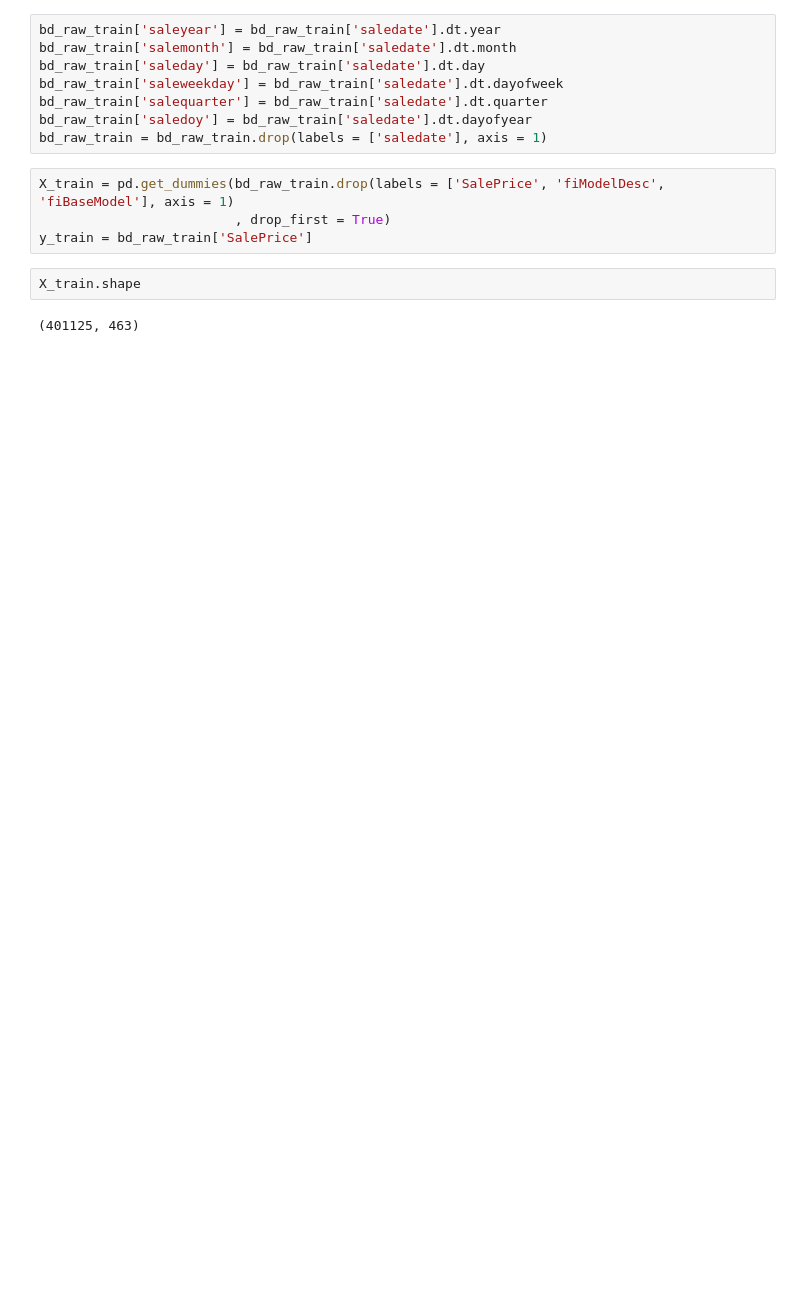
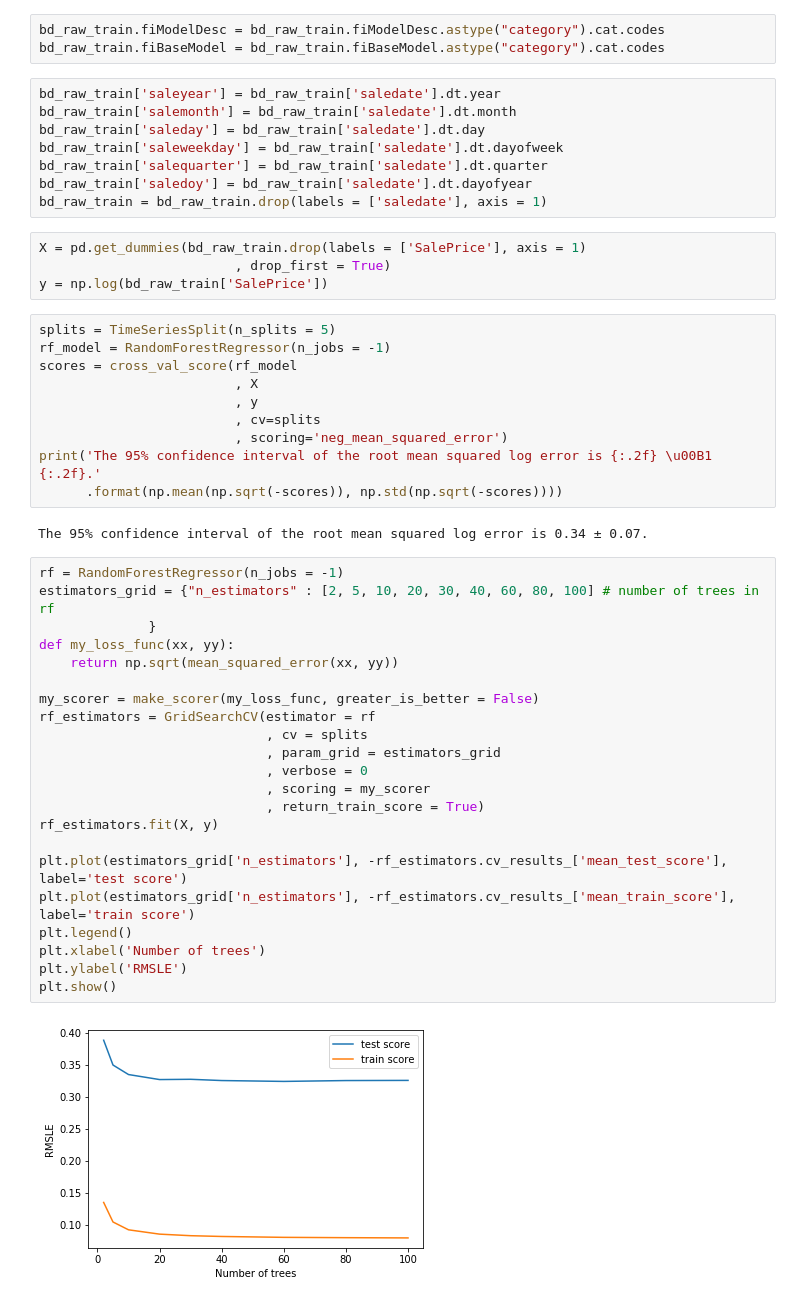
Before and after one commit to amjadfarman/bulldozers, a Jupyter notebook: bulldozers.ipynb, the cells around one changed output. Cells and saved outputs as stored; diff of their text form; blank space fills up the shorter version.

```diff
--- a/bulldozers.ipynb
+++ b/bulldozers.ipynb
@@ -119,6 +125,9 @@ bd_raw_train['Coupler'] = bd_raw_train['Coupler'].fillna('None or Unspecified')
 bd_raw_train['fiSecondaryDesc'] = bd_raw_train['fiSecondaryDesc'].fillna('na')
 bd_raw_train['Hydraulics'] = bd_raw_train['Hydraulics'].fillna('None or Unspecified')
 bd_raw_train['Enclosure'] = bd_raw_train['Enclosure'].fillna('None or Unspecified')
+# %%
+bd_raw_train.fiModelDesc = bd_raw_train.fiModelDesc.astype("category").cat.codes
+bd_raw_train.fiBaseModel = bd_raw_train.fiBaseModel.astype("category").cat.codes
 # %%
 bd_raw_train['saleyear'] = bd_raw_train['saledate'].dt.year
 bd_raw_train['salemonth'] = bd_raw_train['saledate'].dt.month
@@ -128,10 +137,42 @@ bd_raw_train['salequarter'] = bd_raw_train['saledate'].dt.quarter
 bd_raw_train['saledoy'] = bd_raw_train['saledate'].dt.dayofyear
 bd_raw_train = bd_raw_train.drop(labels = ['saledate'], axis = 1)
 # %%
-X_train = pd.get_dummies(bd_raw_train.drop(labels = ['SalePrice', 'fiModelDesc', 'fiBaseModel'], axis = 1)
+X = pd.get_dummies(bd_raw_train.drop(labels = ['SalePrice'], axis = 1)
                          , drop_first = True)
-y_train = bd_raw_train['SalePrice']
+y = np.log(bd_raw_train['SalePrice'])
-# %%
-X_train.shape
-# %% [output]
-(401125, 463)
+# %%
+splits = TimeSeriesSplit(n_splits = 5)
+rf_model = RandomForestRegressor(n_jobs = -1)
+scores = cross_val_score(rf_model
+                         , X
+                         , y
+                         , cv=splits
+                         , scoring='neg_mean_squared_error')
+print('The 95% confidence interval of the root mean squared log error is {:.2f} \u00B1 {:.2f}.'
+      .format(np.mean(np.sqrt(-scores)), np.std(np.sqrt(-scores))))
+# %% [output]
+The 95% confidence interval of the root mean squared log error is 0.34 ± 0.07.
+# %%
+rf = RandomForestRegressor(n_jobs = -1)
+estimators_grid = {"n_estimators" : [2, 5, 10, 20, 30, 40, 60, 80, 100] # number of trees in rf
+              }
+def my_loss_func(xx, yy):
+    return np.sqrt(mean_squared_error(xx, yy))
+
+my_scorer = make_scorer(my_loss_func, greater_is_better = False)
+rf_estimators = GridSearchCV(estimator = rf
+                             , cv = splits
+                             , param_grid = estimators_grid
+                             , verbose = 0
+                             , scoring = my_scorer
+                             , return_train_score = True)
+rf_estimators.fit(X, y)
+
+plt.plot(estimators_grid['n_estimators'], -rf_estimators.cv_results_['mean_test_score'], label='test score')
+plt.plot(estimators_grid['n_estimators'], -rf_estimators.cv_results_['mean_train_score'], label='train score')
+plt.legend()
+plt.xlabel('Number of trees')
+plt.ylabel('RMSLE')
+plt.show()
+# %% [output]
+[figure, added]
```
Also changed, not shown: parts of 9 cells of this notebook.
